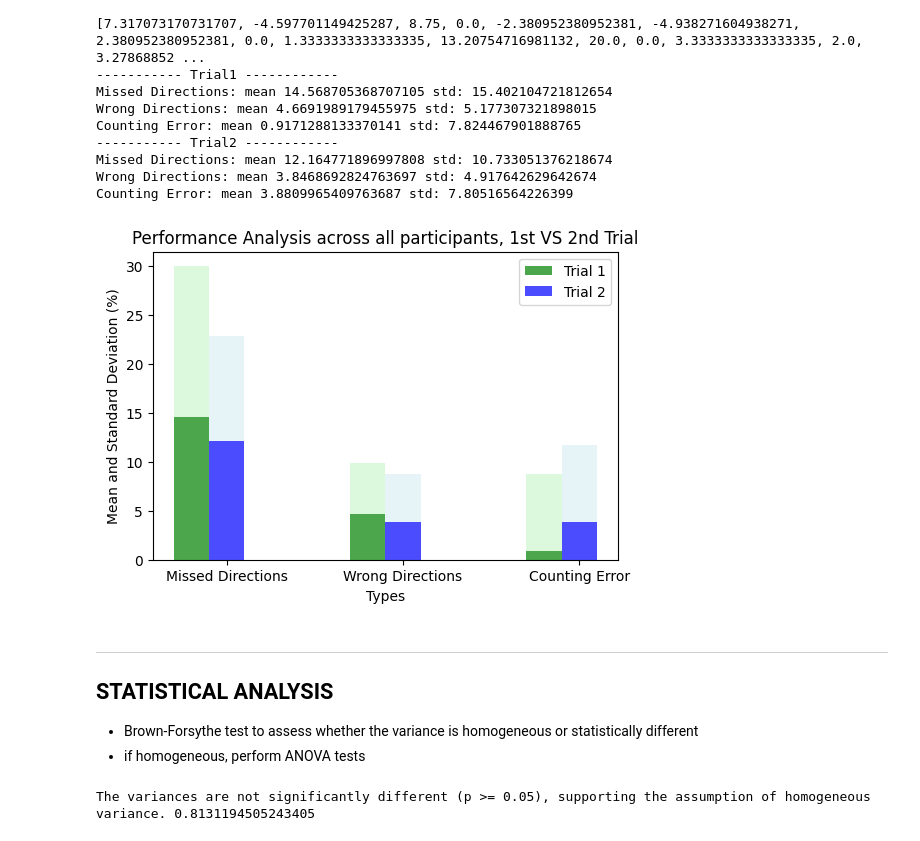
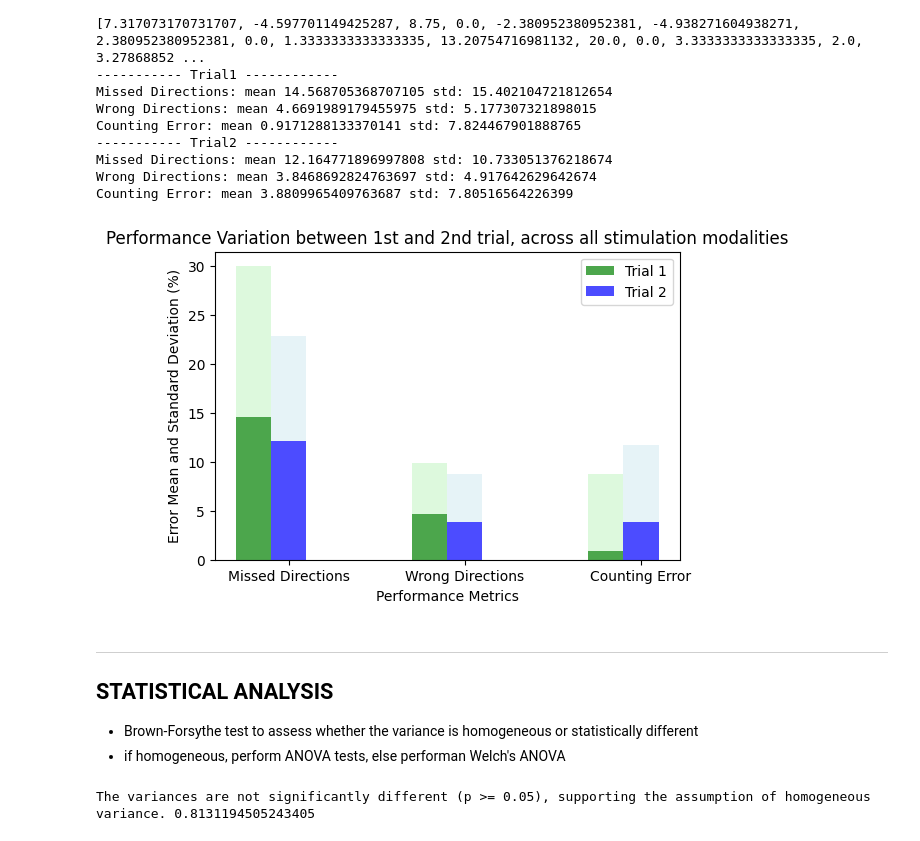
Before and after one commit to mp2419/eeg-notebooks, a Jupyter notebook: FYP/experiments/nb_PERFORMANCE.ipynb, the cells around one changed output. Drawn from its saved outputs; the diff is of its cells as text; code cells hidden in the pictures.

```diff
--- a/FYP/experiments/nb_PERFORMANCE.ipynb
+++ b/FYP/experiments/nb_PERFORMANCE.ipynb
@@ -338,43 +338,43 @@ types = ['Missed Directions', 'Wrong Directions', 'Counting Error']
 
 # Define the positions for the bars
 x = np.arange(len(types))
 bar_width = 0.2
 
 # Create the bar chart
 plt.figure(figsize=(6, 4))
 
 # Plot mean bars
 plt.bar(x, [Missed_mean1,Wrong_mean1, Counting_mean1], width=bar_width, align='center',
         label='Trial 1', alpha=0.7, color='green')
 
 plt.bar(x + bar_width, [Missed_mean2,Wrong_mean2, Counting_mean2], width=bar_width, align='center',
         label='Trial 2', alpha=0.7, color='blue')
 
 # Plot standard deviation bars
 plt.bar(x, [Missed_std1,Wrong_std1, Counting_std1], width=bar_width, align='center', bottom=[Missed_mean1,Wrong_mean1, Counting_mean1],
         alpha=0.3, color='lightgreen')
 
 plt.bar(x + bar_width, [Missed_std2,Wrong_std2, Counting_std2], width=bar_width, align='center', bottom=[Missed_mean2,Wrong_mean2, Counting_mean2],
         alpha=0.3, color='lightblue')
 
 
 # Customize the plot
-plt.xlabel('Types')
-plt.ylabel('Mean and Standard Deviation (%)')
-plt.title('Performance Analysis across all participants, 1st VS 2nd Trial')
+plt.xlabel('Performance Metrics')
+plt.ylabel('Error Mean and Standard Deviation (%)')
+plt.title('Performance Variation between 1st and 2nd trial, across all stimulation modalities')
 plt.xticks(x + bar_width, types)
 plt.legend()
 
 # Display the plot
 plt.show()
 # %% [output]
-[figure, old version]
+[figure, new version]
 # %% [markdown]
 -----------------
 STATISTICAL ANALYSIS
 ------------------
 - Brown-Forsythe test to assess whether the variance is homogeneous or statistically different
-- if homogeneous, perform ANOVA tests
+- if homogeneous, perform ANOVA tests, else performan Welch's ANOVA
 # %%
 import scipy.stats as stats
 
```
Also changed, not shown: parts of 8 cells of this notebook, 33 other files.
